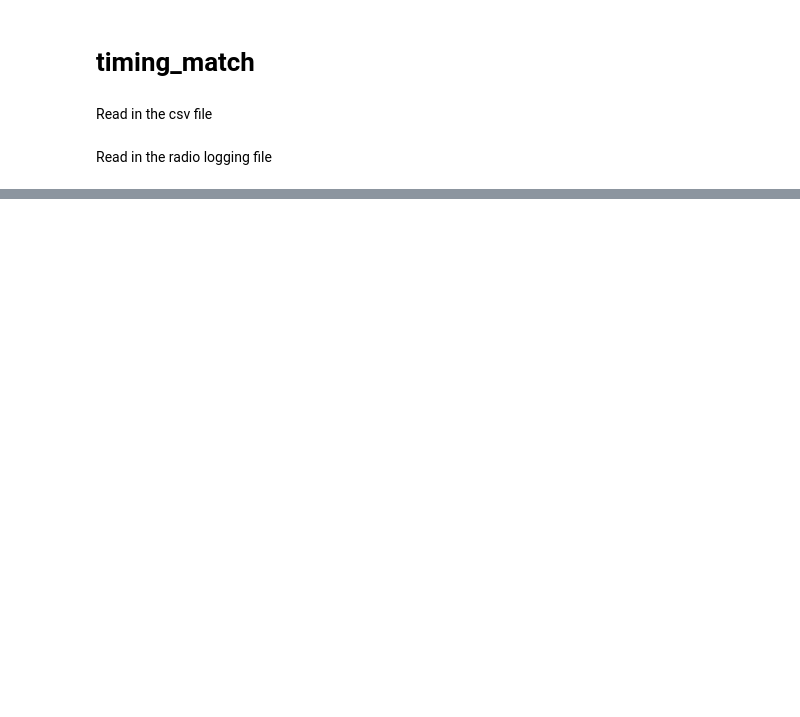
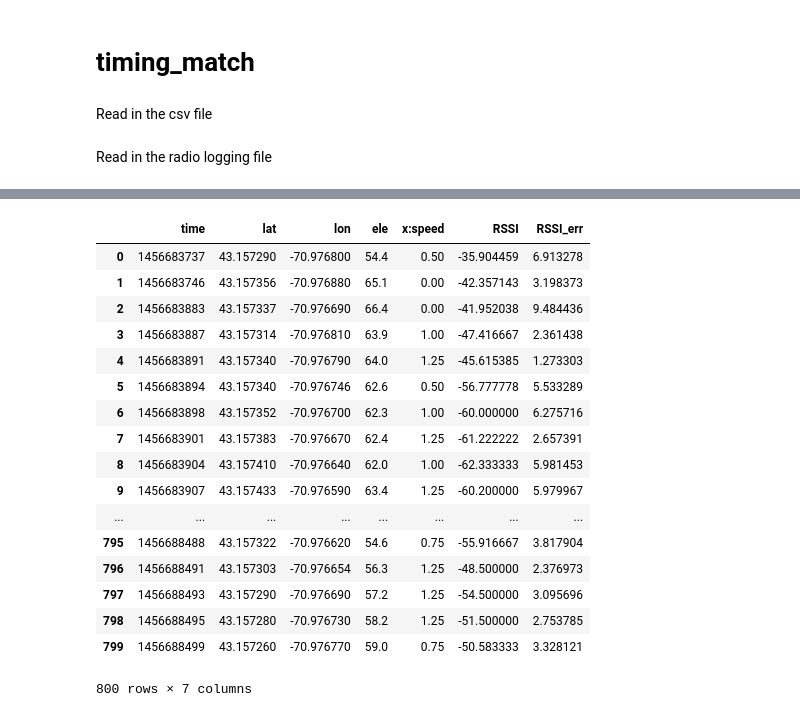
Before and after one commit to p-v-o-s/rssi-map, a Jupyter notebook: timing_match.ipynb, the cells around one changed output, grey strips where cells are left out. Cells and saved outputs as stored; diff of their text form; code cells hidden in the pictures; blank space fills up the shorter version.

```diff
--- a/timing_match.ipynb
+++ b/timing_match.ipynb
@@ -71,0 +74,28 @@ outfile.close()
+# %%
+gps_track['RSSI'] = avg_sRs
+gps_track['RSSI_err'] = std_sRs
+#generate new filename
+base, ext = os.path.splitext(fname)
+new_fname = "%s_GPS-RSSI.csv"
+gps_track.to_csv(new_fname)
+# %%
+gps_track
+# %% [output]
+|  | time | lat | lon | ele | x:speed | RSSI | RSSI_err |
+| 0 | 1456683737 | 43.157290 | -70.976800 | 54.4 | 0.50 | -35.904459 | 6.913278 |
+| 1 | 1456683746 | 43.157356 | -70.976880 | 65.1 | 0.00 | -42.357143 | 3.198373 |
+| 2 | 1456683883 | 43.157337 | -70.976690 | 66.4 | 0.00 | -41.952038 | 9.484436 |
+| 3 | 1456683887 | 43.157314 | -70.976810 | 63.9 | 1.00 | -47.416667 | 2.361438 |
+| 4 | 1456683891 | 43.157340 | -70.976790 | 64.0 | 1.25 | -45.615385 | 1.273303 |
+| 5 | 1456683894 | 43.157340 | -70.976746 | 62.6 | 0.50 | -56.777778 | 5.533289 |
+| 6 | 1456683898 | 43.157352 | -70.976700 | 62.3 | 1.00 | -60.000000 | 6.275716 |
+| 7 | 1456683901 | 43.157383 | -70.976670 | 62.4 | 1.25 | -61.222222 | 2.657391 |
+| 8 | 1456683904 | 43.157410 | -70.976640 | 62.0 | 1.00 | -62.333333 | 5.981453 |
+| 9 | 1456683907 | 43.157433 | -70.976590 | 63.4 | 1.25 | -60.200000 | 5.979967 |
+| ... | ... | ... | ... | ... | ... | ... | ... |
+| 795 | 1456688488 | 43.157322 | -70.976620 | 54.6 | 0.75 | -55.916667 | 3.817904 |
+| 796 | 1456688491 | 43.157303 | -70.976654 | 56.3 | 1.25 | -48.500000 | 2.376973 |
+| 797 | 1456688493 | 43.157290 | -70.976690 | 57.2 | 1.25 | -54.500000 | 3.095696 |
+| 798 | 1456688495 | 43.157280 | -70.976730 | 58.2 | 1.25 | -51.500000 | 2.753785 |
+| 799 | 1456688499 | 43.157260 | -70.976770 | 59.0 | 0.75 | -50.583333 | 3.328121 |
+800 rows × 7 columns
```
Also changed, not shown: parts of 12 cells of this notebook.
